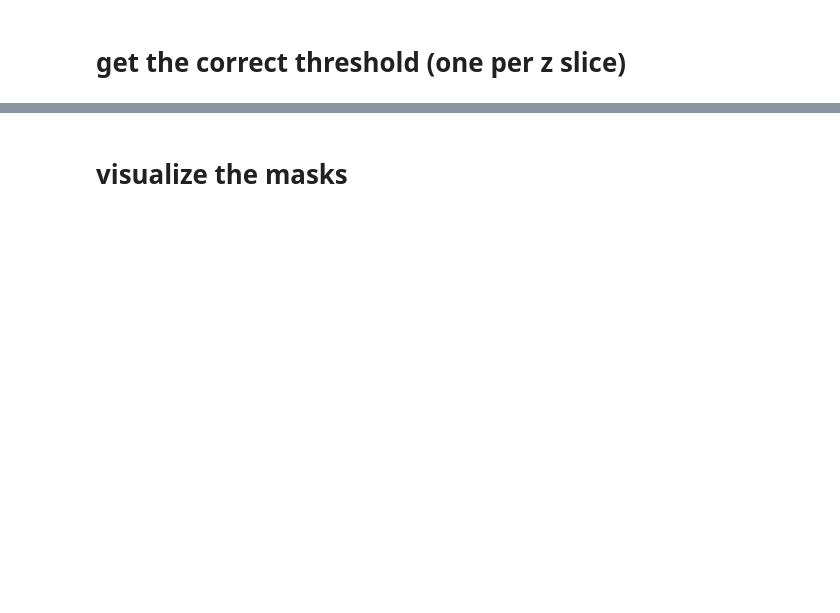
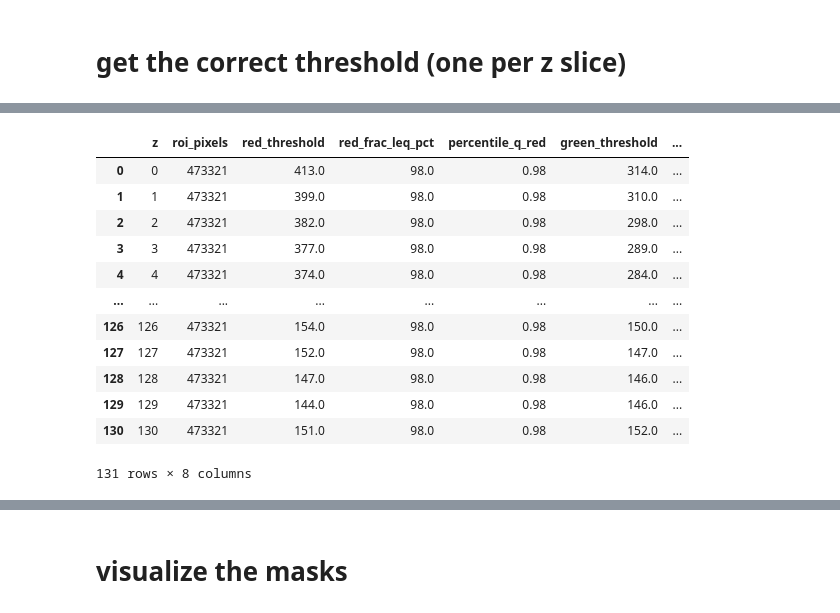
Before and after one commit to sansachenlelele/connectome_analysis_fisherlab, a Jupyter notebook: analysis_get-main-value-25summer.ipynb, the cells around one changed output, grey strips where cells are left out. Drawn from its saved outputs; the diff is of its cells as text; code cells hidden in the pictures; blank space fills up the shorter version.

```diff
--- a/analysis_get-main-value-25summer.ipynb
+++ b/analysis_get-main-value-25summer.ipynb
@@ -401,0 +407,20 @@ plt.tight_layout()
+# %%
+df_bg = per_slice_percentiles_red_and_green_diff(
+    red_channel, green_channel, label_mask_checking,
+    q=(0.98, 0.95), roi_id=None, exclude_zero=False, round_pct=1
+)
+df_bg
+# %% [output]
+|  | z | roi_pixels | red_threshold | red_frac_leq_pct | percentile_q_red | green_threshold | ... |
+| 0 | 0 | 473321 | 413.0 | 98.0 | 0.98 | 314.0 | ... |
+| 1 | 1 | 473321 | 399.0 | 98.0 | 0.98 | 310.0 | ... |
+| 2 | 2 | 473321 | 382.0 | 98.0 | 0.98 | 298.0 | ... |
+| 3 | 3 | 473321 | 377.0 | 98.0 | 0.98 | 289.0 | ... |
+| 4 | 4 | 473321 | 374.0 | 98.0 | 0.98 | 284.0 | ... |
+| ... | ... | ... | ... | ... | ... | ... | ... |
+| 126 | 126 | 473321 | 154.0 | 98.0 | 0.98 | 150.0 | ... |
+| 127 | 127 | 473321 | 152.0 | 98.0 | 0.98 | 147.0 | ... |
+| 128 | 128 | 473321 | 147.0 | 98.0 | 0.98 | 146.0 | ... |
+| 129 | 129 | 473321 | 144.0 | 98.0 | 0.98 | 146.0 | ... |
+| 130 | 130 | 473321 | 151.0 | 98.0 | 0.98 | 152.0 | ... |
+131 rows × 8 columns
```
Also changed, not shown: parts of 16 cells of this notebook.
